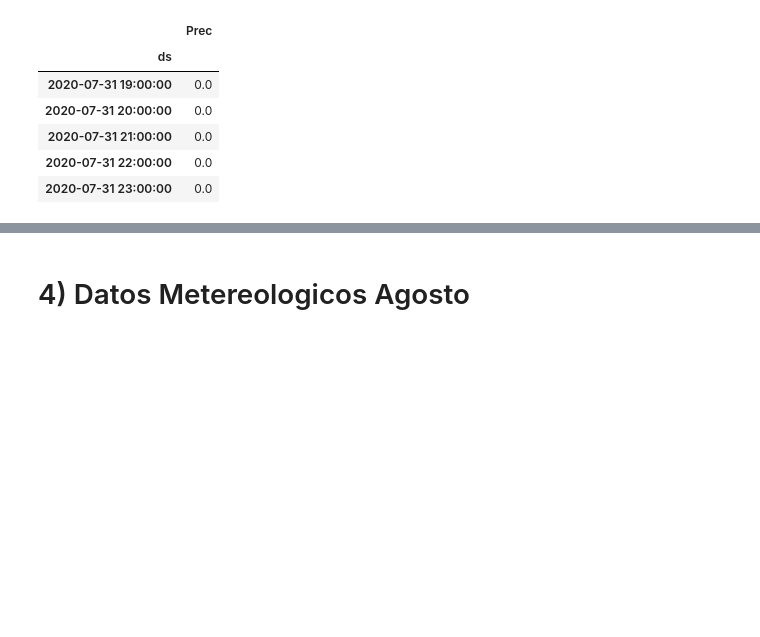
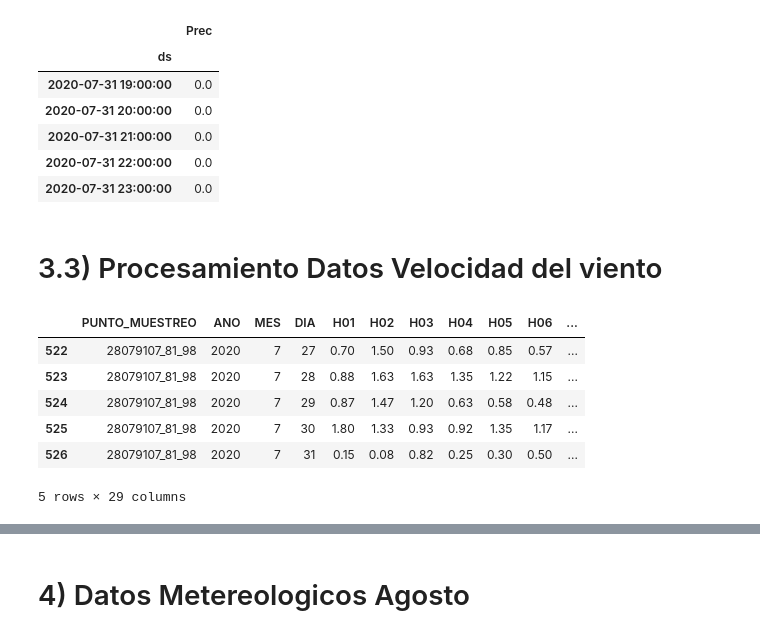
Before and after one commit to Jhonvalencia77/8vo_avance, a Jupyter notebook: Data_Metereologicos.ipynb, the cells around one changed output, grey strips where cells are left out. Drawn from its saved outputs; the diff is of its cells as text; code cells hidden in the pictures; blank space fills up the shorter version.

```diff
--- a/Data_Metereologicos.ipynb
+++ b/Data_Metereologicos.ipynb
@@ -1436,3 +1894,25 @@ Data_PrecJul.tail(5)
 | 2020-07-31 21:00:00 | 0.0 |
 | 2020-07-31 22:00:00 | 0.0 |
 | 2020-07-31 23:00:00 | 0.0 |
+# %% [markdown]
+# 3.3) Procesamiento Datos Velocidad del viento
+# %%
+DataFiltrar3 = DataMeteo.loc[DataMeteo.loc[:,'ESTACION'] == 107]
+DataVel = DataFiltrar3.loc[DataFiltrar3.loc[:,'MAGNITUD'] == 81]
+DataVel = DataVel.drop(columns=['PROVINCIA','MUNICIPIO','ESTACION','MAGNITUD','V01','V02','V03','V04','V05','V06','V07','V08','V09','V10','V11','V12','V13','V14','V15','V16','V17','V18','V19','V20','V21','V22','V23','V24'])
+TableVel = DataVel
+# Convertimos los elementos de las columnas "ANO" "MES" "DIA" a string
+TableVel['ANO']= TableVel['ANO'].map(str)
+TableVel['MES']= TableVel['MES'].map(str)
+TableVel['DIA']= TableVel['DIA'].map(str)
+# Ajustamos la columna ds con (-) para posteriormente obtener un timestamp
+TableVel['ds'] = TableVel['ANO'] + '-' + TableVel['MES'] + '-' + TableVel['DIA']
+TableVel.tail(5)
+# %% [output]
+|  | PUNTO_MUESTREO | ANO | MES | DIA | H01 | H02 | H03 | H04 | H05 | H06 | ... |
+| 522 | 28079107_81_98 | 2020 | 7 | 27 | 0.70 | 1.50 | 0.93 | 0.68 | 0.85 | 0.57 | ... |
+| 523 | 28079107_81_98 | 2020 | 7 | 28 | 0.88 | 1.63 | 1.63 | 1.35 | 1.22 | 1.15 | ... |
+| 524 | 28079107_81_98 | 2020 | 7 | 29 | 0.87 | 1.47 | 1.20 | 0.63 | 0.58 | 0.48 | ... |
+| 525 | 28079107_81_98 | 2020 | 7 | 30 | 1.80 | 1.33 | 0.93 | 0.92 | 1.35 | 1.17 | ... |
+| 526 | 28079107_81_98 | 2020 | 7 | 31 | 0.15 | 0.08 | 0.82 | 0.25 | 0.30 | 0.50 | ... |
+5 rows × 29 columns
```
Also changed, not shown: parts of 20 cells of this notebook, 3 other files.
